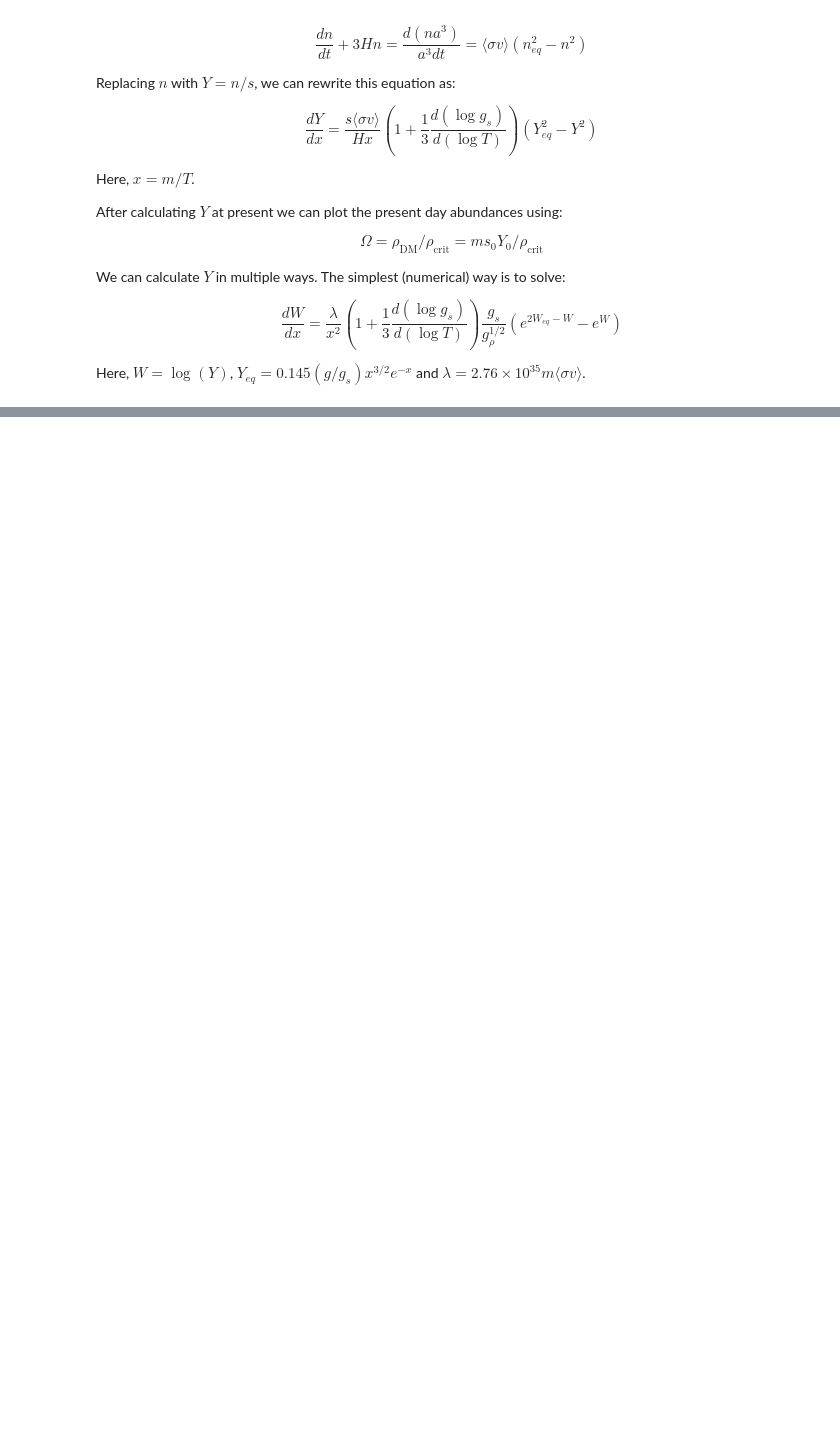
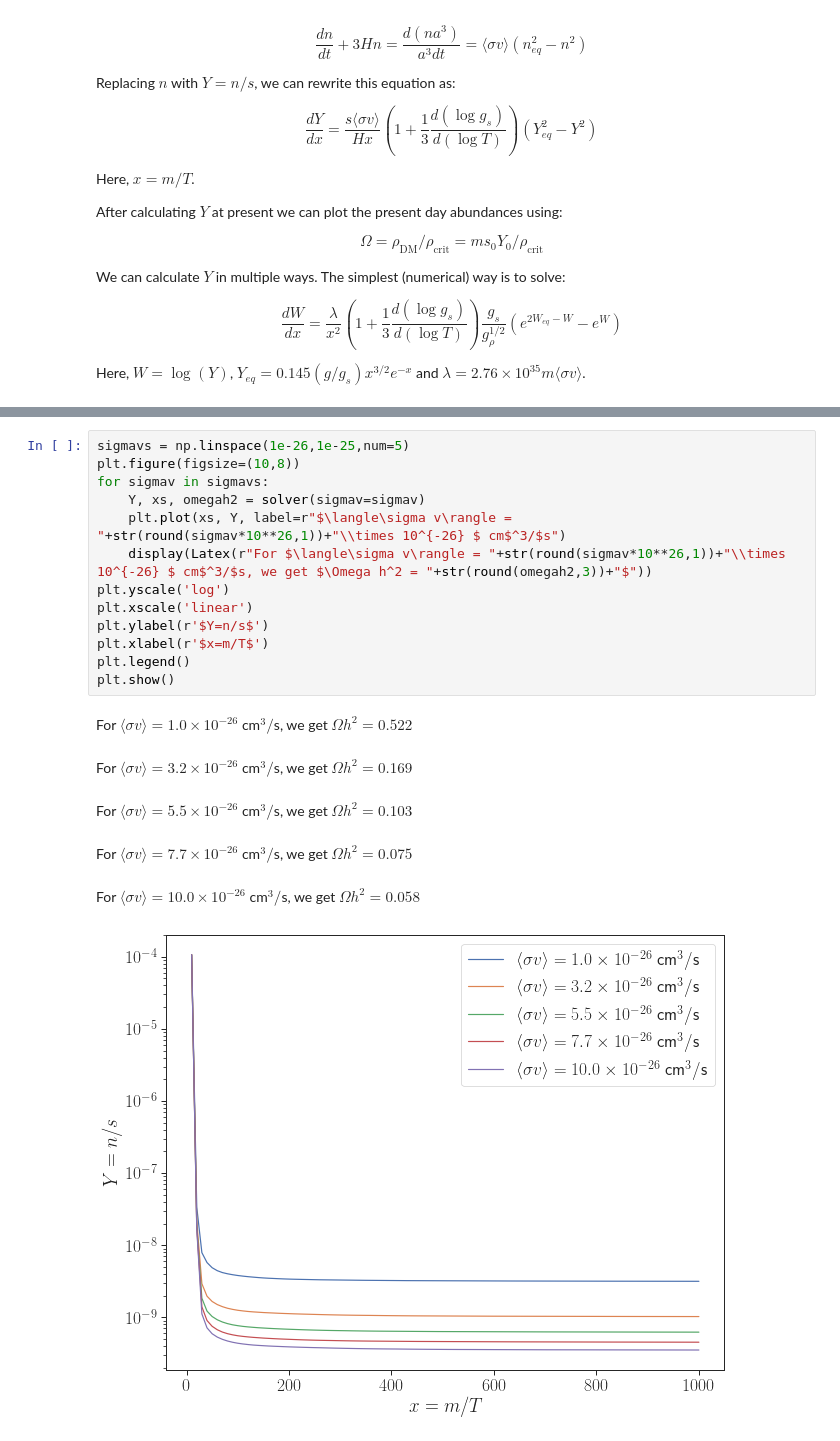
Before and after one commit to adam-coogan/gss19_subhalos, a Jupyter notebook: week_1/andre.ipynb, the cells around one changed output, grey strips where cells are left out. Saved outputs shown, nothing was run; the diff lists cells and outputs as text; blank space fills up the shorter version.

```diff
--- a/week_1/andre.ipynb
+++ b/week_1/andre.ipynb
@@ -189,3 +197,23 @@ print(omega)
+# %%
+sigmavs = np.linspace(1e-26,1e-25,num=5)
+plt.figure(figsize=(10,8))
+for sigmav in sigmavs:
+    Y, xs, omegah2 = solver(sigmav=sigmav)
+    plt.plot(xs, Y, label=r"$\langle\sigma v\rangle = "+str(round(sigmav*10**26,1))+"\\times 10^{-26} $ cm$^3/$s")
+    display(Latex(r"For $\langle\sigma v\rangle = "+str(round(sigmav*10**26,1))+"\\times 10^{-26} $ cm$^3/$s, we get $\Omega h^2 = "+str(round(omegah2,3))+"$"))
+plt.yscale('log')
+plt.xscale('linear')
+plt.ylabel(r'$Y=n/s$')
+plt.xlabel(r'$x=m/T$')
+plt.legend()
+plt.show()
+# %% [output]
+For $\langle\sigma v\rangle = 1.0\times 10^{-26} $ cm$^3/$s, we get $\Omega h^2 = 0.522$
+For $\langle\sigma v\rangle = 3.2\times 10^{-26} $ cm$^3/$s, we get $\Omega h^2 = 0.169$
+For $\langle\sigma v\rangle = 5.5\times 10^{-26} $ cm$^3/$s, we get $\Omega h^2 = 0.103$
+For $\langle\sigma v\rangle = 7.7\times 10^{-26} $ cm$^3/$s, we get $\Omega h^2 = 0.075$
+For $\langle\sigma v\rangle = 10.0\times 10^{-26} $ cm$^3/$s, we get $\Omega h^2 = 0.058$
+[figure, added]
 # %% [markdown]
 # Notes
 
```
Also changed, not shown: parts of 5 cells of this notebook.
